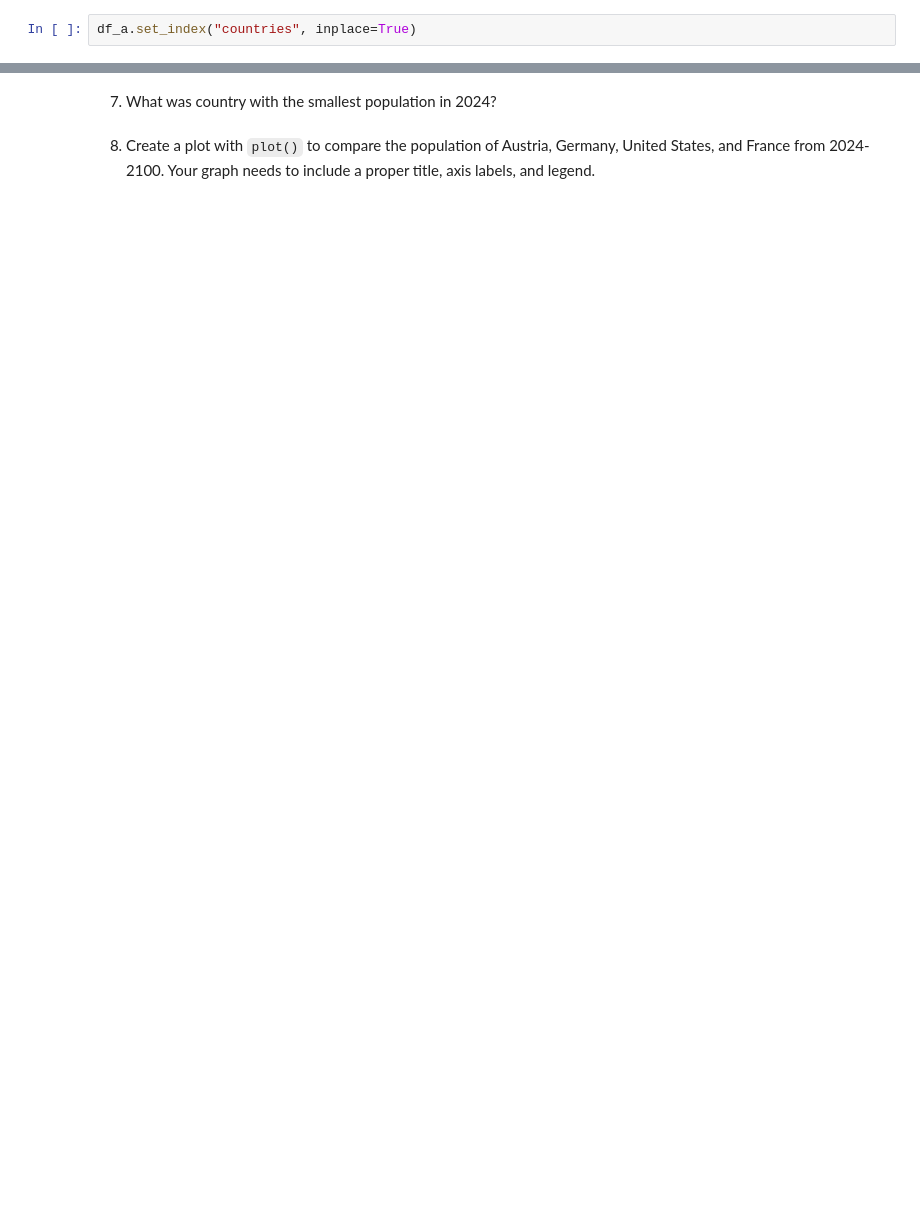
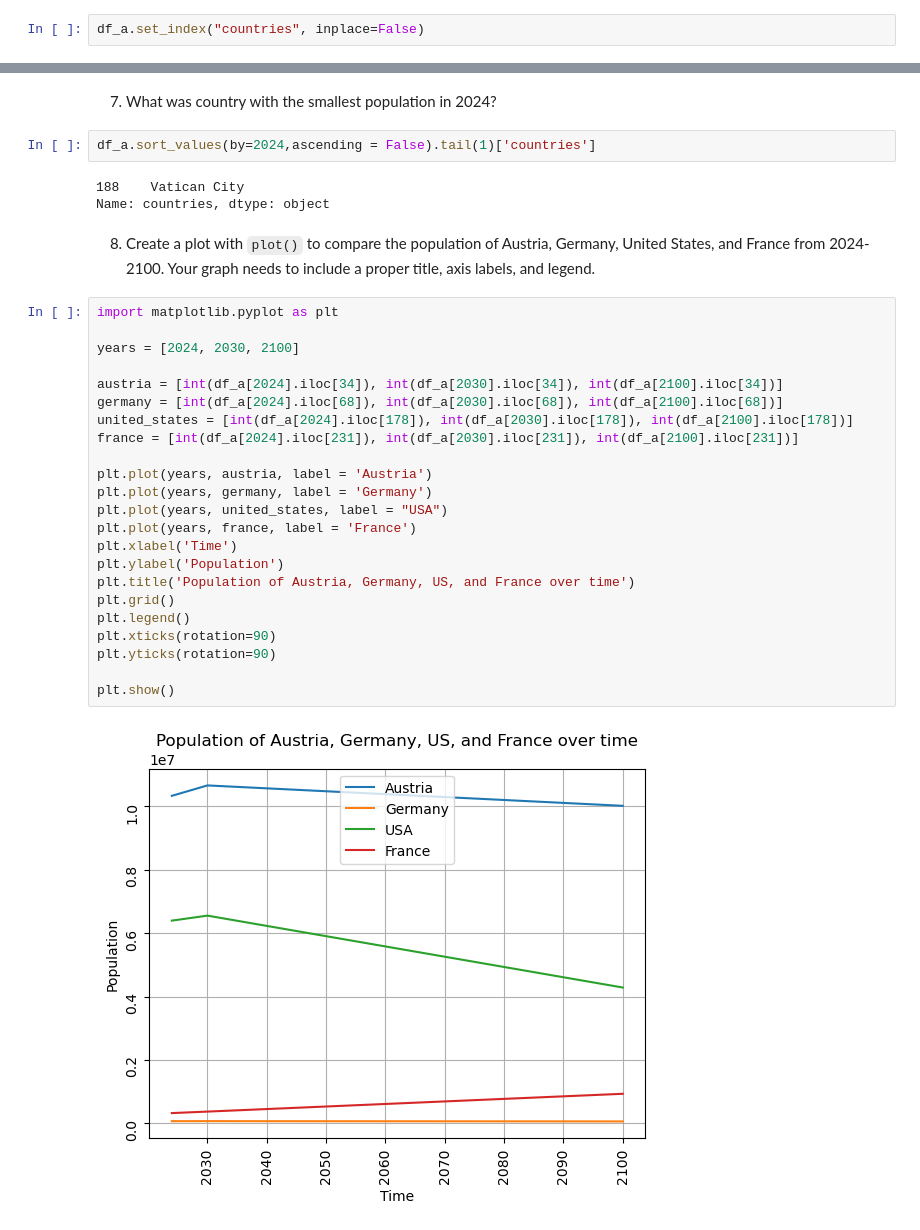
Before and after one commit to EPIC-Campus-LPS/pandas-ConnorBonn, a Jupyter notebook: FAI_Pandas.ipynb, the cells around one changed output, grey strips where cells are left out. Cells and saved outputs as stored; diff of their text form; blank space fills up the shorter version.

```diff
--- a/FAI_Pandas.ipynb
+++ b/FAI_Pandas.ipynb
@@ -211,4 +205,4 @@ print(df_a)
 # %% [markdown]
 2. How is the `DataFrame` currently indexed? If it is not already, make the `countries` column the index.
 # %%
-df_a.set_index("countries", inplace=True)
+df_a.set_index("countries", inplace=False)
@@ -240,4 +263,34 @@ df_a.sort_values(by="countries",ascending=False)
 # %% [markdown]
 7. What was country with the smallest population in 2024?
+# %%
+df_a.sort_values(by=2024,ascending = False).tail(1)['countries']
+# %% [output]
+188    Vatican City
+Name: countries, dtype: object
 # %% [markdown]
 8. Create a plot with `plot()` to compare the population of Austria, Germany, United States, and France from 2024-2100. Your graph needs to include a  proper title, axis labels, and legend.
+# %%
+import matplotlib.pyplot as plt
+
+years = [2024, 2030, 2100]
+
+austria = [int(df_a[2024].iloc[34]), int(df_a[2030].iloc[34]), int(df_a[2100].iloc[34])]
+germany = [int(df_a[2024].iloc[68]), int(df_a[2030].iloc[68]), int(df_a[2100].iloc[68])]
+united_states = [int(df_a[2024].iloc[178]), int(df_a[2030].iloc[178]), int(df_a[2100].iloc[178])]
+france = [int(df_a[2024].iloc[231]), int(df_a[2030].iloc[231]), int(df_a[2100].iloc[231])]
+
+plt.plot(years, austria, label = 'Austria')
+plt.plot(years, germany, label = 'Germany')
+plt.plot(years, united_states, label = "USA")
+plt.plot(years, france, label = 'France')
+plt.xlabel('Time')
+plt.ylabel('Population')
+plt.title('Population of Austria, Germany, US, and France over time')
+plt.grid()
+plt.legend()
+plt.xticks(rotation=90)
+plt.yticks(rotation=90)
+
+plt.show()
+# %% [output]
+[figure, added]
```
Also changed, not shown: parts of 6 cells of this notebook.
